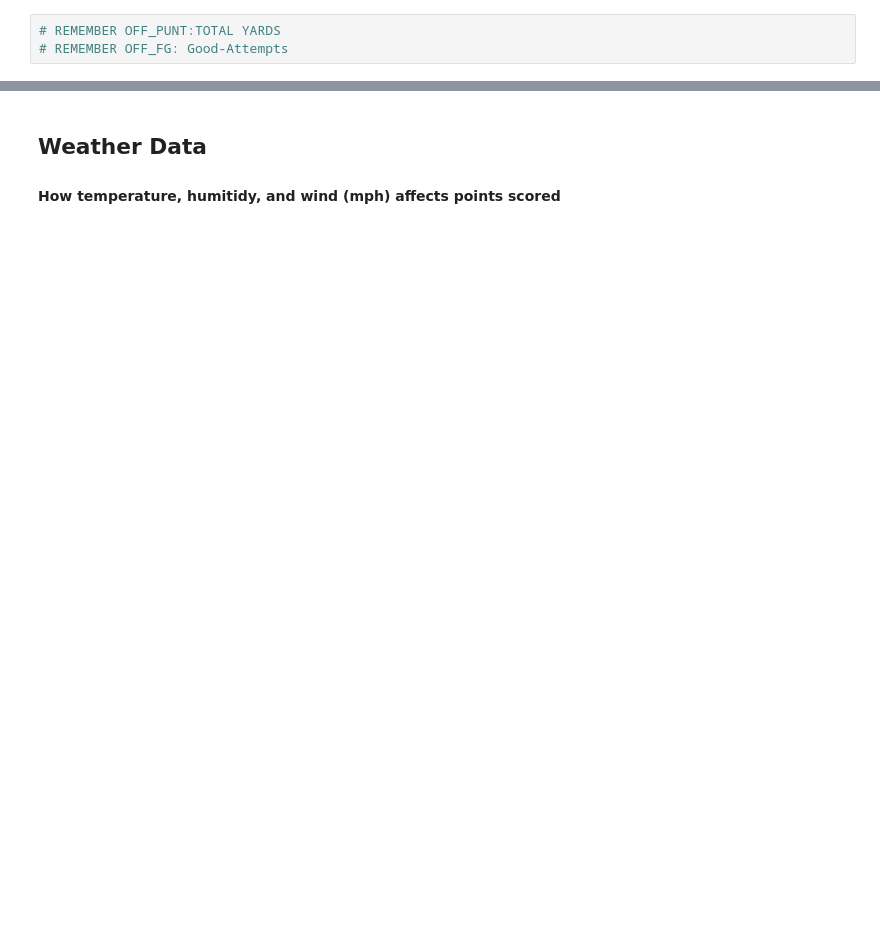
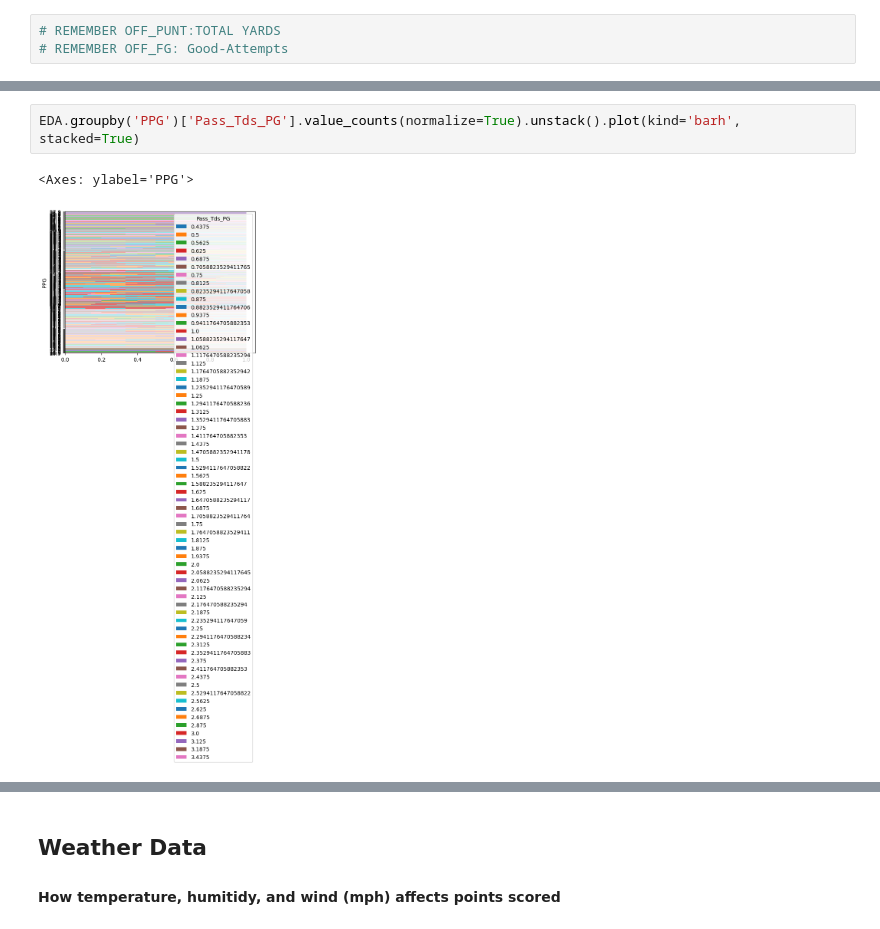
Before and after one commit to jtunley14/SundayProphet, a Jupyter notebook: NFL Sports Betting Capstone.ipynb, the cells around one changed output, grey strips where cells are left out. Cells and saved outputs as stored; diff of their text form; blank space fills up the shorter version.

```diff
--- a/NFL Sports Betting Capstone.ipynb
+++ b/NFL Sports Betting Capstone.ipynb
@@ -1272,0 +1324,5 @@ Index(['SeasonID', 'PPG', 'Tot_TDs_PG', '1st_Downs_PG', 'Rush_1st_Downs_PG',
+# %%
+EDA.groupby('PPG')['Pass_Tds_PG'].value_counts(normalize=True).unstack().plot(kind='barh', stacked=True)
+# %% [output]
+<Axes: ylabel='PPG'>
+[figure, added]
```
Also changed, not shown: parts of 215 cells of this notebook, 2 other files.
